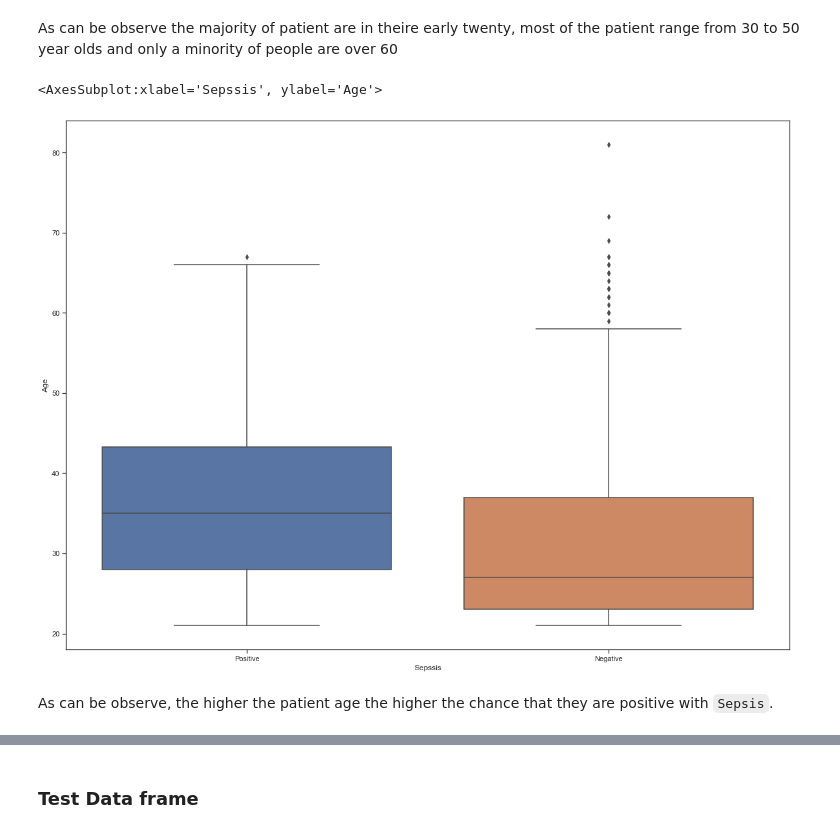
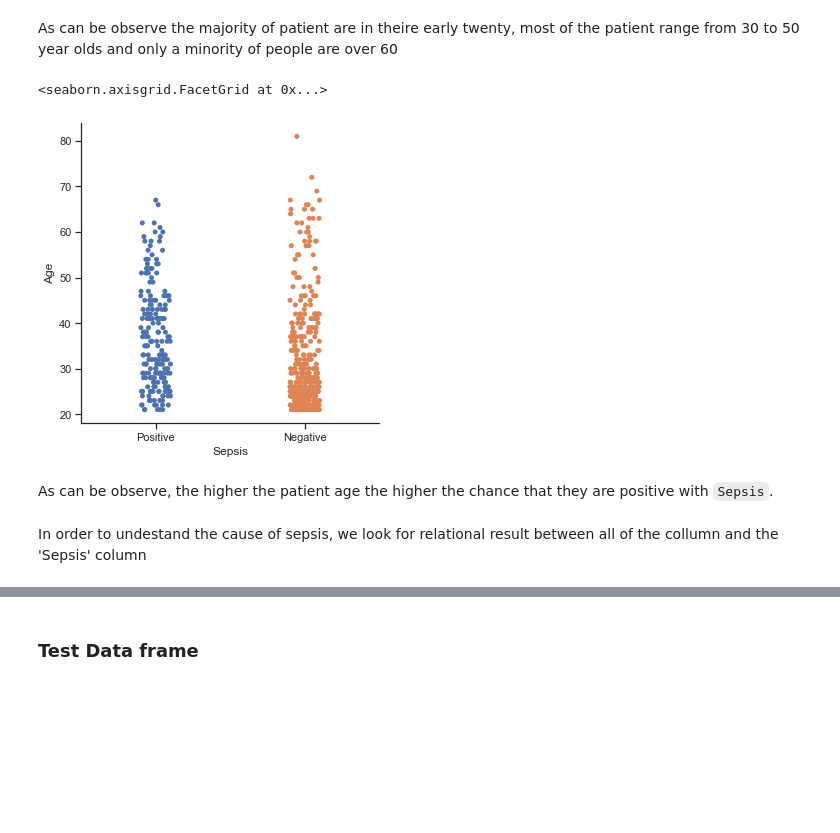
Before and after one commit to nhat117/COSC2753-ASM1, a Jupyter notebook: sepsis_prediction .ipynb, the cells around one changed output, grey strips where cells are left out. Drawn from its saved outputs; the diff is of its cells as text; code cells hidden in the pictures; blank space fills up the shorter version.

```diff
--- a/sepsis_prediction (1).ipynb
+++ b/sepsis_prediction .ipynb
@@ -526,9 +575,11 @@ Text(0.5, 1.03, 'Age Count Train')
 # %% [markdown]
 As can be observe the majority of patient are in theire early twenty, most of the patient range from 30 to 50 year olds and only a minority of people are over 60
 # %%
-sns.boxplot(x='Sepssis', y = 'Age', data = train_df)
+sns.catplot(x='Sepsis', y = 'Age', data = train_df)
 # %% [output]
-<AxesSubplot:xlabel='Sepssis', ylabel='Age'>
+<seaborn.axisgrid.FacetGrid at 0x...>
-[figure, old version]
+[figure, new version]
 # %% [markdown]
 As can be observe, the higher the patient age the higher the chance that they are positive with `Sepsis`.
+# %% [markdown]
+In order to undestand the cause of sepsis, we look for relational result between all of the collumn and the 'Sepsis' column
```
Also changed, not shown: parts of 33 cells of this notebook.
